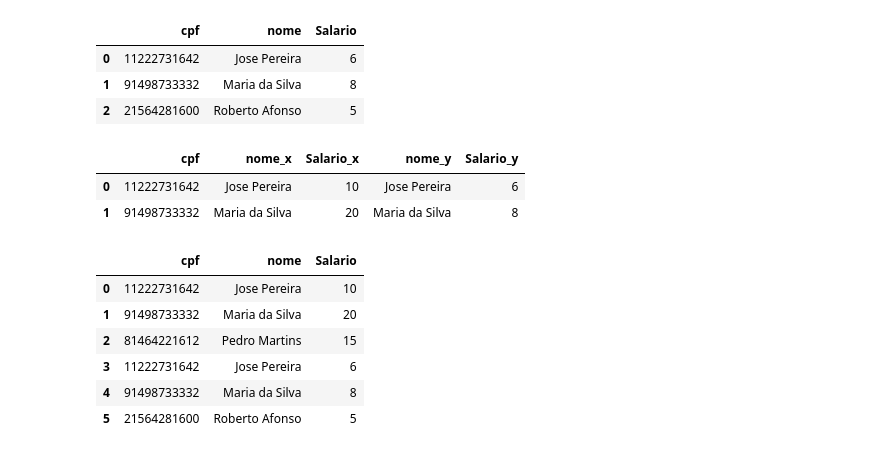
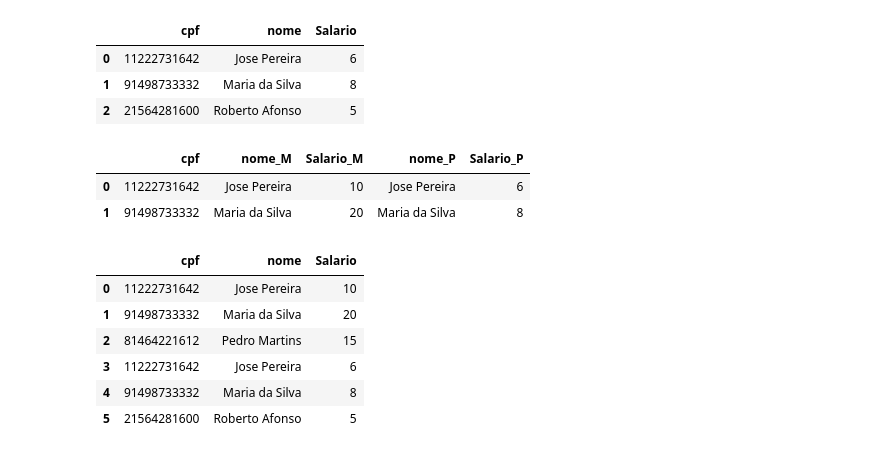
Before and after one commit to alexlopespereira/minicursoIDP2021, a Jupyter notebook: algebra_relacional/Teoria_AlgebraRelacional.ipynb, the cells around one changed output. Drawn from its saved outputs; the diff is of its cells as text; code cells hidden in the pictures.

```diff
--- a/algebra_relacional/Teoria_AlgebraRelacional.ipynb
+++ b/algebra_relacional/Teoria_AlgebraRelacional.ipynb
@@ -379,13 +475,13 @@ df_professor
 # %%
 # Faça o merge dos dois dataframes usando como chave de junção a coluna 'key'
 # O parametro on neste caso é redundante. Funcionaria sem ele.
-pd.merge(df_medico, df_professor, on='cpf')
+pd.merge(df_medico, df_professor, on='cpf', suffixes=['_M','_P'])
 
 # Por que chamamos esse tipo de merge/join de inner ? R.: Porque ele considera apenas a
 #     intersecção dos dois conjuntos de chaves.
 # O argumento how='inner' é o padrão.
 # %% [output]
-|  | cpf | nome_x | Salario_x | nome_y | Salario_y |
+|  | cpf | nome_M | Salario_M | nome_P | Salario_P |
 | 0 | 11222731642 | Jose Pereira | 10 | Jose Pereira | 6 |
 | 1 | 91498733332 | Maria da Silva | 20 | Maria da Silva | 8 |
 # %%
```
Also changed, not shown: parts of 19 cells of this notebook.
